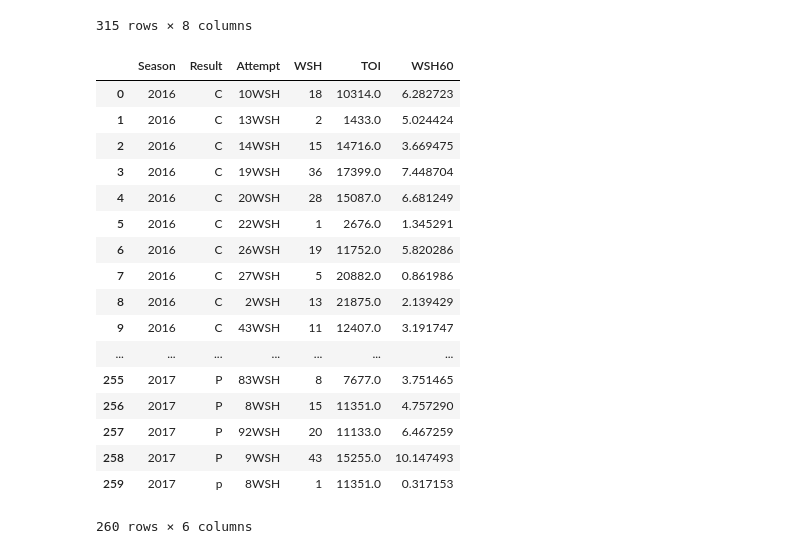
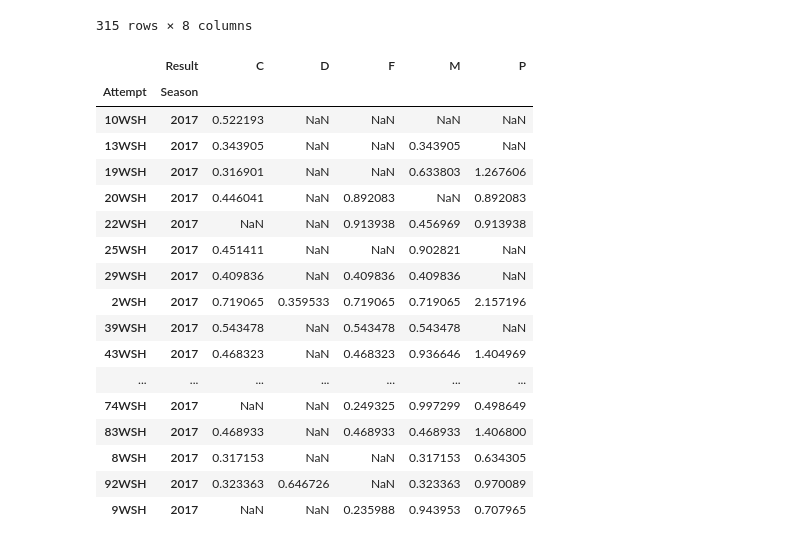
Before and after one commit to muneebalam/scrapenhl2, a Jupyter notebook: examples/Entry and Exit Comparison.ipynb, the cells around one changed output. Drawn from its saved outputs; the diff is of its cells as text; code cells hidden in the pictures.

```diff
--- a/examples/Entry and Exit Comparison.ipynb
+++ b/examples/Entry and Exit Comparison.ipynb
@@ -502,6 +502,7 @@ wsh_players = {'Alex Ovechkin': 8, 'Nicklas Backstrom': 19, 'Andre Burakovsky':
               'Tyler Graovac': 91, '': 36, 'Matt Niskanen': 2,
               'Aaron Ness': 55, 'Nathan Walker': 79, 'Taylor Chorney': 4,
               'Zach Sanford': 12, 'Karl Alzner': 27, 'Marcus Johansson': 90,
+               'Zachary Sanford': 12,
                'Justin Williams': 14, 'Daniel Winnik': 26, 'Nate Schmidt': 88}
 
 for col in ['WSH1', 'WSH2', 'WSH3', 'WSH4', 'WSH5']:
@@ -906,47 +1285,48 @@ exits60
 # %%
 # Individual level, individual
 
 # Count by exit type
 exits60 = exits2[exits2.Attempt.str.contains('WSH')] \
+    .query('Game == 20502') \
     [['Season', 'Result', 'Team', 'Game', 'Period', 'Time', 'Attempt']] \
     .drop_duplicates() \
     [['Season', 'Result', 'Team', 'Attempt']] \
     .assign(Count=1) \
     .groupby(['Season', 'Result', 'Team', 'Attempt'], as_index=False) \
     .count() \
     .pivot_table(index=['Season', 'Result', 'Attempt'], columns='Team', values='Count') \
     .reset_index() \
     .sort_values(['Result', 'Season', 'Attempt'])
 
 # Add TOI
 toi = dfs['toi']['WSH'] \
     [['Season', 'WSH1', 'WSH2', 'WSH3', 'WSH4', 'WSH5']] \
     .melt(id_vars='Season', value_name='Attempt') \
     .drop('variable', axis=1) \
     .assign(TOI=1) \
     .groupby(['Season', 'Attempt'], as_index=False).count()
 toi.loc[:, 'Attempt'] = toi['Attempt'].apply(lambda x: str(wsh_players[x]) + 'WSH' if x in wsh_players else x)
 
 exits60 = exits60.merge(toi, how='left', on=['Season', 'Attempt'])
 exits60.loc[:, 'WSH60'] = exits60.WSH / (exits60.TOI / 3600)
 
-exits60
+exits60.pivot_table(index=['Attempt', 'Season'], columns='Result', values='WSH60')
 # %% [output]
-|  | Season | Result | Attempt | WSH | TOI | WSH60 |
-| 0 | 2016 | C | 10WSH | 18 | 10314.0 | 6.282723 |
-| 1 | 2016 | C | 13WSH | 2 | 1433.0 | 5.024424 |
-| 2 | 2016 | C | 14WSH | 15 | 14716.0 | 3.669475 |
-| 3 | 2016 | C | 19WSH | 36 | 17399.0 | 7.448704 |
-| 4 | 2016 | C | 20WSH | 28 | 15087.0 | 6.681249 |
-| 5 | 2016 | C | 22WSH | 1 | 2676.0 | 1.345291 |
-| 6 | 2016 | C | 26WSH | 19 | 11752.0 | 5.820286 |
-| 7 | 2016 | C | 27WSH | 5 | 20882.0 | 0.861986 |
-| 8 | 2016 | C | 2WSH | 13 | 21875.0 | 2.139429 |
-| 9 | 2016 | C | 43WSH | 11 | 12407.0 | 3.191747 |
+|  | Result | C | D | F | M | P |
+| Attempt | Season |  |  |  |  |  |
+| 10WSH | 2017 | 0.522193 | NaN | NaN | NaN | NaN |
+| 13WSH | 2017 | 0.343905 | NaN | NaN | 0.343905 | NaN |
+| 19WSH | 2017 | 0.316901 | NaN | NaN | 0.633803 | 1.267606 |
+| 20WSH | 2017 | 0.446041 | NaN | 0.892083 | NaN | 0.892083 |
+| 22WSH | 2017 | NaN | NaN | 0.913938 | 0.456969 | 0.913938 |
+| 25WSH | 2017 | 0.451411 | NaN | NaN | 0.902821 | NaN |
+| 29WSH | 2017 | 0.409836 | NaN | 0.409836 | 0.409836 | NaN |
+| 2WSH | 2017 | 0.719065 | 0.359533 | 0.719065 | 0.719065 | 2.157196 |
+| 39WSH | 2017 | 0.543478 | NaN | 0.543478 | 0.543478 | NaN |
+| 43WSH | 2017 | 0.468323 | NaN | 0.468323 | 0.936646 | 1.404969 |
 | ... | ... | ... | ... | ... | ... | ... |
-| 255 | 2017 | P | 83WSH | 8 | 7677.0 | 3.751465 |
-| 256 | 2017 | P | 8WSH | 15 | 11351.0 | 4.757290 |
-| 257 | 2017 | P | 92WSH | 20 | 11133.0 | 6.467259 |
-| 258 | 2017 | P | 9WSH | 43 | 15255.0 | 10.147493 |
-| 259 | 2017 | p | 8WSH | 1 | 11351.0 | 0.317153 |
+| 74WSH | 2017 | NaN | NaN | 0.249325 | 0.997299 | 0.498649 |
+| 83WSH | 2017 | 0.468933 | NaN | 0.468933 | 0.468933 | 1.406800 |
+| 8WSH | 2017 | 0.317153 | NaN | NaN | 0.317153 | 0.634305 |
+| 92WSH | 2017 | 0.323363 | 0.646726 | NaN | 0.323363 | 0.970089 |
+| 9WSH | 2017 | NaN | NaN | 0.235988 | 0.943953 | 0.707965 |
-260 rows × 6 columns
```
Also changed, not shown: parts of 17 cells of this notebook.
